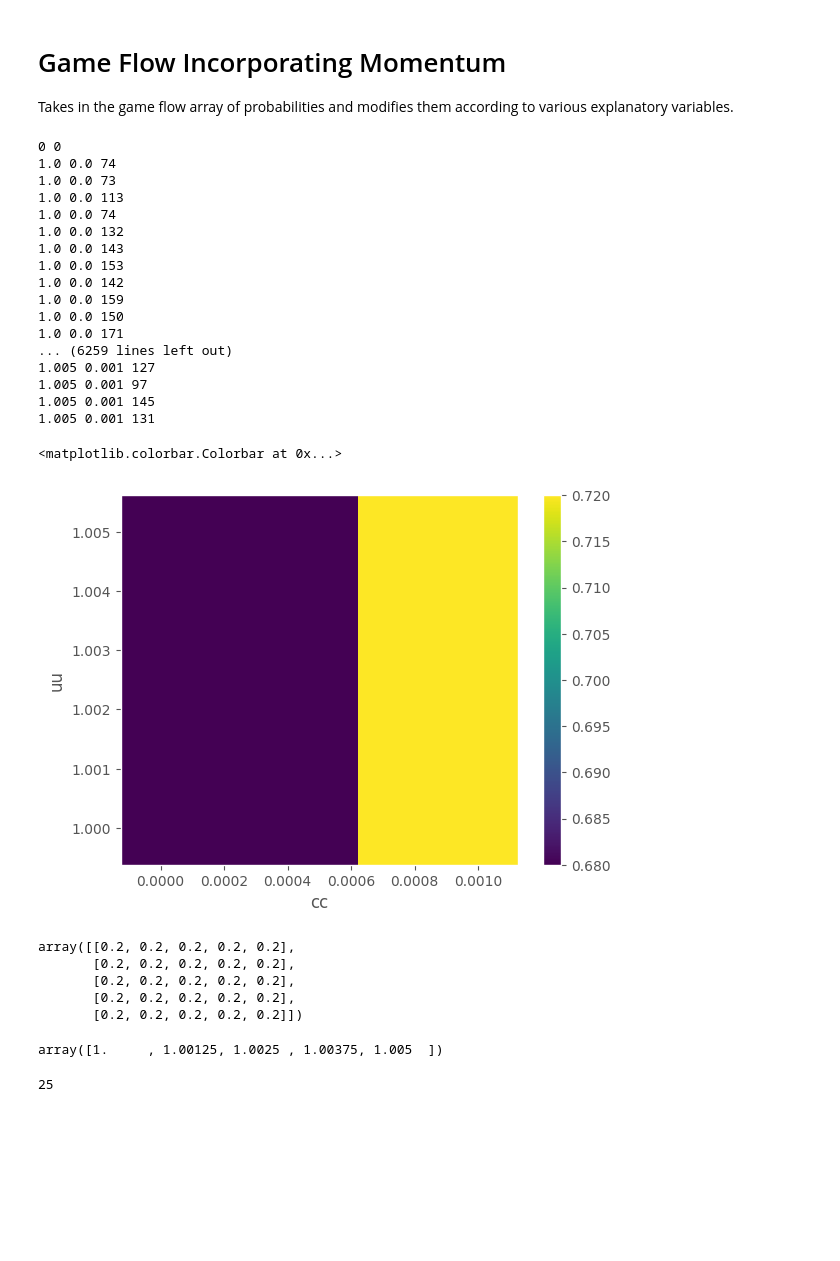
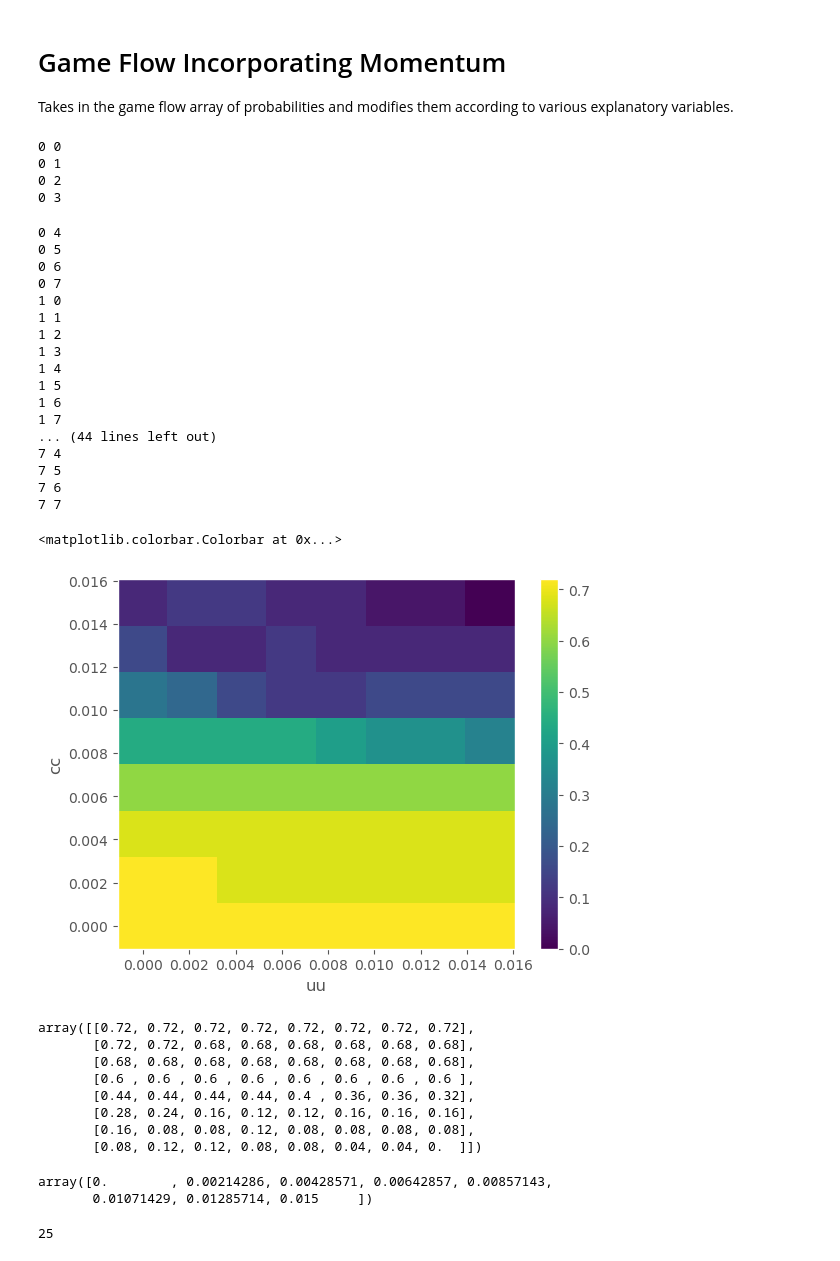
Before and after one commit to Alexkazmirchuk1/Tennis-Data-Analysis-Research, a Jupyter notebook: Main.ipynb, the cells around one changed output. Saved outputs shown, nothing was run; the diff lists cells and outputs as text; code cells hidden in the pictures; blank space fills up the shorter version.

```diff
--- a/Main.ipynb
+++ b/Main.ipynb
@@ -144,7 +144,7 @@ def modify_momentum_err(match_data, momentum_array, player, s=0.0035):
                 momentum_array[index] = 0
     return momentum_array
 
-def points_scored(match_data, points_array, player, uu= 1.005, cc=0.0001):
+def points_scored(match_data, points_array, player, uu= 0.003, cc=0.001):
     '''
     When a player wins a set their "points" will increase by an exponential amount. When they lose a set their "points" will decrease but this change isn't as significant.
     '''
@@ -152,6 +152,7 @@ def points_scored(match_data, points_array, player, uu= 1.005, cc=0.0001):
     ww = 0
     mm = 0
     lost_factor=1
+    won_factor=1
 
     for index in range(len(points_array)):
         points_victor_array = match_data['point_victor'].values
@@ -159,6 +160,8 @@ def points_scored(match_data, points_array, player, uu= 1.005, cc=0.0001):
 
         if (won_point):
             ww += 1
+            won_factor = 1 - (uu * ww)
+
 
     for index in range(len(points_array)):
         points_loss_array = match_data['point_victor'].values
@@ -168,8 +171,7 @@ def points_scored(match_data, points_array, player, uu= 1.005, cc=0.0001):
             mm += 1
             lost_factor = 1 + (mm * cc)
 
-
-        points_array[index] = (((uu**ww)-1)/(uu**ww) + (1/(uu**ww)))*points_array[index]-mm*cc
+        points_array[index] = ((points_array[index])**lost_factor)**won_factor
 
 
     return points_array
@@ -182,7 +184,7 @@ def points_scored(match_data, points_array, player, uu= 1.005, cc=0.0001):
 import numpy as np
 
 class MarkovChain:
-    def __init__(self, raw_data, match_to_examine, rv=1.25, sv=0.005, qv =0.4, uuv = 1.005, ccv =0.0001 ):
+    def __init__(self, raw_data, match_to_examine, rv=1.3, sv=0.0035, qv=0.4, uuv=0.003, ccv=0.001):
         self.match = raw_data[raw_data['match_id'] == match_to_examine]
         self.player1_name = self.match['player1'].values[0]
         self.player2_name = self.match['player2'].values[0]
@@ -508,13 +510,13 @@ if False:
 
 raw_data = pd.read_csv(FILE)
 
-num = 5
+num = 8
 
 rvalues = np.linspace(1, 1.8, num)
 svalues = np.linspace(0, 0.006, num)
 qvalues = np.linspace(0.01, 1, num)
-uuvalues = np.linspace(1, 1.005, num)
-ccvalues = np.linspace(0., 0.001, num)
+uuvalues = np.linspace(0, 0.015, num)
+ccvalues = np.linspace(0, 0.015, num)
 
 results = np.zeros( (num, num) )
 
@@ -561,43 +563,51 @@ if False:
     results[i,j] = set4_correct/set4_total # store prediction rate
 # %% [output]
 0 0
-1.0 0.0 74
-1.0 0.0 73
-1.0 0.0 113
-1.0 0.0 74
-1.0 0.0 132
-1.0 0.0 143
-1.0 0.0 153
-1.0 0.0 142
-1.0 0.0 159
-1.0 0.0 150
-1.0 0.0 171
-... (6259 lines left out)
-1.005 0.001 127
-1.005 0.001 97
-1.005 0.001 145
-1.005 0.001 131
+0 1
+0 2
+0 3
+0 4
+0 5
+0 6
+0 7
+1 0
+1 1
+1 2
+1 3
+1 4
+1 5
+1 6
+1 7
+... (44 lines left out)
+7 4
+7 5
+7 6
+7 7
 # %%
 # visualize results of parameter sweep.
 fig,ax = plt.subplots()
-cax = ax.pcolor(ccvalues, uuvalues, results.T)
-ax.set(xlabel='cc', ylabel='uu')
+cax = ax.pcolor(uuvalues, ccvalues, results.T)
+ax.set(xlabel='uu', ylabel='cc')
 fig.colorbar(cax)
 # %% [output]
 <matplotlib.colorbar.Colorbar at 0x...>
-[figure, old version]
+[figure, new version]
 # %%
 results.T
 # %% [output]
-array([[0.2, 0.2, 0.2, 0.2, 0.2],
-       [0.2, 0.2, 0.2, 0.2, 0.2],
-       [0.2, 0.2, 0.2, 0.2, 0.2],
-       [0.2, 0.2, 0.2, 0.2, 0.2],
-       [0.2, 0.2, 0.2, 0.2, 0.2]])
+array([[0.72, 0.72, 0.72, 0.72, 0.72, 0.72, 0.72, 0.72],
+       [0.72, 0.72, 0.68, 0.68, 0.68, 0.68, 0.68, 0.68],
+       [0.68, 0.68, 0.68, 0.68, 0.68, 0.68, 0.68, 0.68],
+       [0.6 , 0.6 , 0.6 , 0.6 , 0.6 , 0.6 , 0.6 , 0.6 ],
+       [0.44, 0.44, 0.44, 0.44, 0.4 , 0.36, 0.36, 0.32],
+       [0.28, 0.24, 0.16, 0.12, 0.12, 0.16, 0.16, 0.16],
+       [0.16, 0.08, 0.08, 0.12, 0.08, 0.08, 0.08, 0.08],
+       [0.08, 0.12, 0.12, 0.08, 0.08, 0.04, 0.04, 0.  ]])
 # %%
 uuvalues
 # %% [output]
-array([1.     , 1.00125, 1.0025 , 1.00375, 1.005  ])
+array([0.        , 0.00214286, 0.00428571, 0.00642857, 0.00857143,
+       0.01071429, 0.01285714, 0.015     ])
 # %%
 set4_total
 # %% [output]
```
Also changed, not shown: 1 other file.
